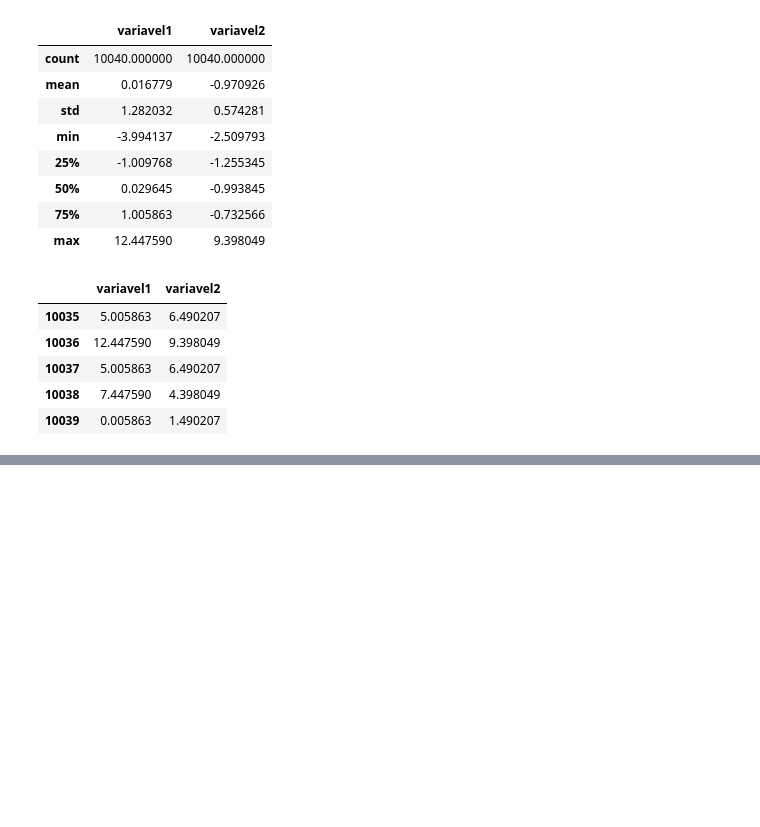
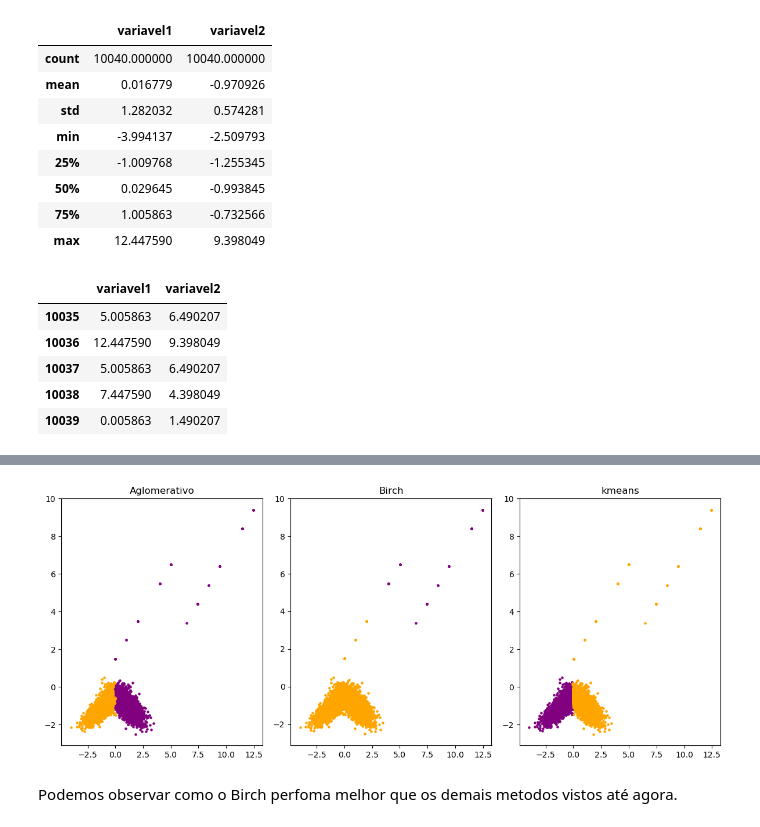
Before and after one commit to sussumuedu/fatec_ia_ml, a Jupyter notebook: Agrupamentos/clusterizacao_hierarquico.ipynb, the cells around one changed output, grey strips where cells are left out. Drawn from its saved outputs; the diff is of its cells as text; code cells hidden in the pictures; blank space fills up the shorter version.

```diff
--- a/Agrupamentos/clusterizacao_hierarquico.ipynb
+++ b/Agrupamentos/clusterizacao_hierarquico.ipynb
@@ -318,15 +320,16 @@ df_base2.tail()
 # %%
 # ajustando os modelos
 model4_agro =  AgglomerativeClustering(n_clusters = 2,linkage="ward")
-model_birch =  Birch(n_clusters = 3)
+model5_birch =  Birch(n_clusters = 2)
+model6_kmeans =  KMeans(n_clusters = 2, init = 'k-means++', max_iter = 300, n_init = 10, random_state = 42)
 
 # fita o modelo model
 yhat2 =model4_agro.fit_predict(df_base2)
-yhat3 =model_birch.fit_predict(df_base2)
-yhat4 =model4.fit_predict(df_base2)
+yhat3 =model5_birch.fit_predict(df_base2)
+yhat4 =model6_kmeans.fit_predict(df_base2)
 
 # adicionando a coluna do dataframe
-df_resultados2 = df_base2.copy()
-df_resultados2["grupo_complete"] = yhat2
-df_resultados2["grupo_single"] = yhat3
-df_resultados2["grupo_ward"] = yhat4
+df_resultados4 = df_base2.copy()
+df_resultados4["Agromerativo"] = yhat2
+df_resultados4["birch"] = yhat3
+df_resultados4["kmeans"] = yhat4
@@ -332,0 +345,40 @@ df_resultados2["grupo_ward"] = yhat4
+# %%
+# visualização
+
+# Criar a figura e os subplots
+fig, axs = plt.subplots(1, 3, figsize=(12, 5))
+
+# Scatterplot 1
+axs[0].scatter(df_resultados4.loc[df_resultados4["Agromerativo"] == 0, "variavel1"],
+               df_resultados4.loc[df_resultados4["Agromerativo"] == 0, "variavel2"],
+              s = 5, c = 'purple', label = 'grupo0')
+axs[0].scatter(df_resultados4.loc[df_resultados4["Agromerativo"] == 1, "variavel1"],
+               df_resultados4.loc[df_resultados4["Agromerativo"] == 1, "variavel2"],
+              s = 5, c = 'orange', label = 'grupo1')
+axs[0].set_title('Aglomerativo')
+
+# Scatterplot 2
+axs[1].scatter(df_resultados4.loc[df_resultados4["birch"] == 0, "variavel1"],
+               df_resultados4.loc[df_resultados4["birch"] == 0, "variavel2"],
+              s = 5, c = 'purple', label = 'grupo0')
+axs[1].scatter(df_resultados4.loc[df_resultados4["birch"] == 1, "variavel1"],
+               df_resultados4.loc[df_resultados4["birch"] == 1, "variavel2"],
+              s = 5, c = 'orange', label = 'grupo1')
+axs[1].set_title('Birch')
+
+# Scatterplot 3
+axs[2].scatter(df_resultados4.loc[df_resultados4["kmeans"] == 0, "variavel1"],
+               df_resultados4.loc[df_resultados4["kmeans"] == 0, "variavel2"],
+              s = 5, c = 'purple', label = 'grupo0')
+axs[2].scatter(df_resultados4.loc[df_resultados4["kmeans"] == 1, "variavel1"],
+               df_resultados4.loc[df_resultados4["kmeans"] == 1, "variavel2"],
+              s = 5, c = 'orange', label = 'grupo1')
+axs[2].set_title('kmeans')
+
+# Ajustar o layout e exibir o gráfico
+plt.tight_layout()
+plt.show()
+# %% [output]
+[figure, added]
+# %% [markdown]
+Podemos observar como o Birch perfoma melhor que os demais metodos vistos até agora.
```
Also changed, not shown: parts of 5 cells of this notebook, 1 other file.
